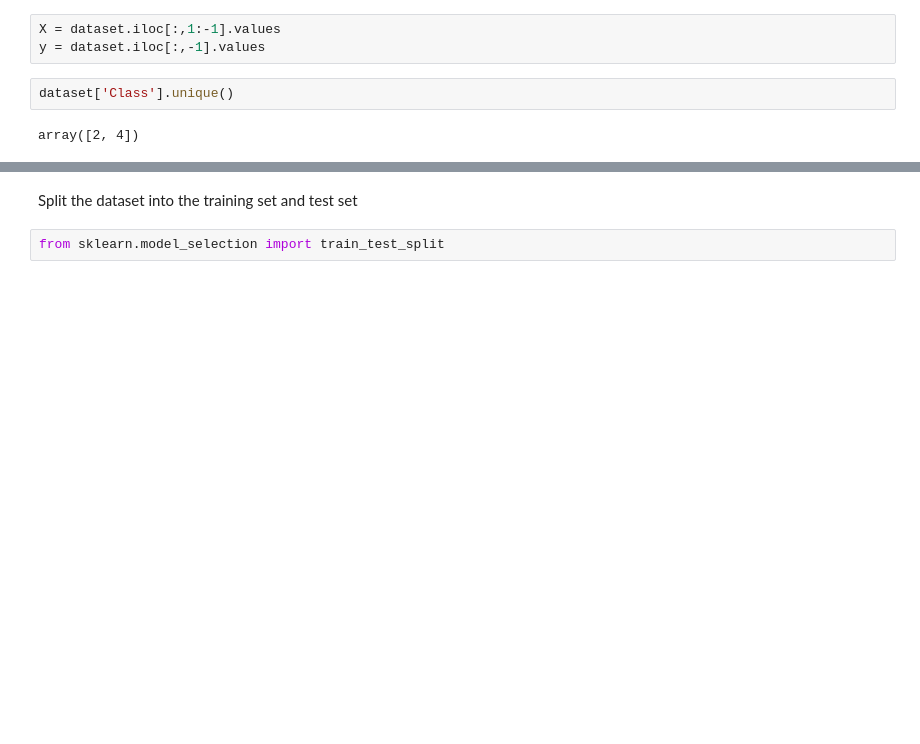
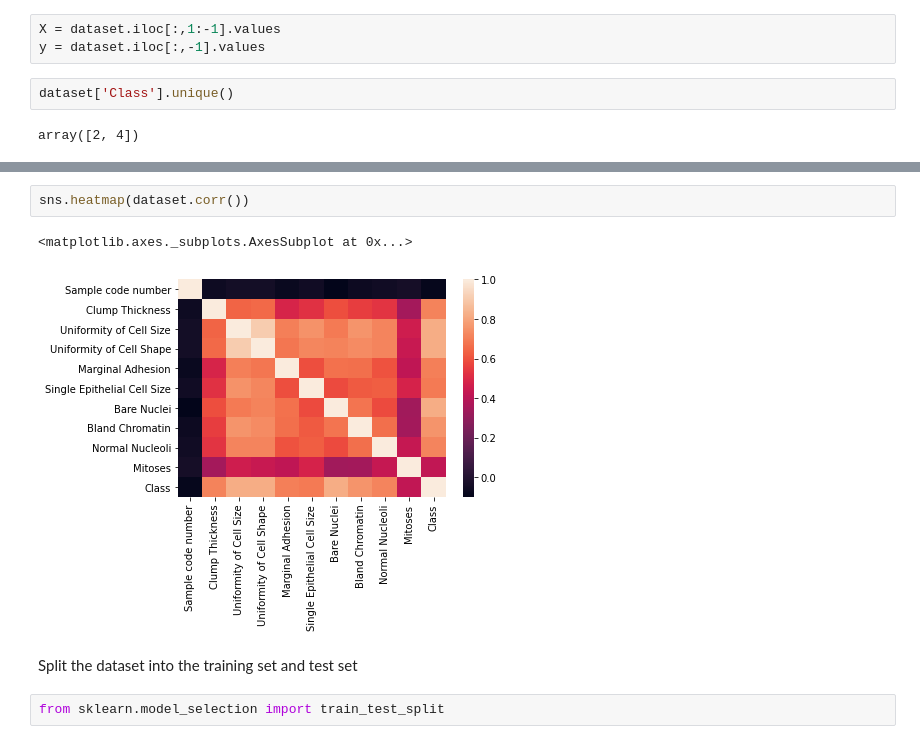
Before and after one commit to ThanhPhuongDA/RandomForest, a Jupyter notebook: RandomForest.ipynb, the cells around one changed output, grey strips where cells are left out. Cells and saved outputs as stored; diff of their text form; blank space fills up the shorter version.

```diff
--- a/RandomForest.ipynb
+++ b/RandomForest.ipynb
@@ -49,3 +56,8 @@ array([2, 4])
+# %%
+sns.heatmap(dataset.corr())
+# %% [output]
+<matplotlib.axes._subplots.AxesSubplot at 0x...>
+[figure, added]
 # %% [markdown]
 Split the dataset into the training set and test set
 # %%
```
Also changed, not shown: parts of 5 cells of this notebook.
